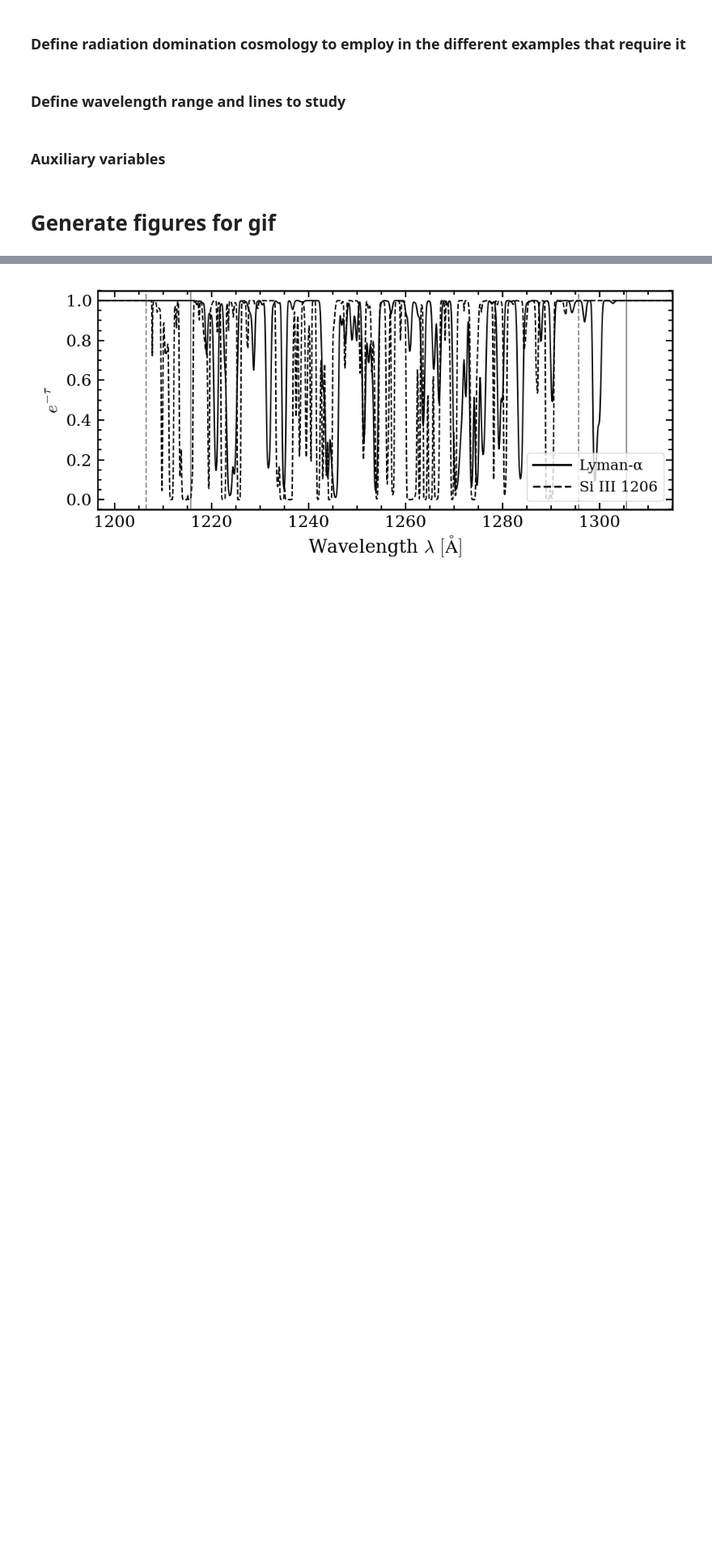
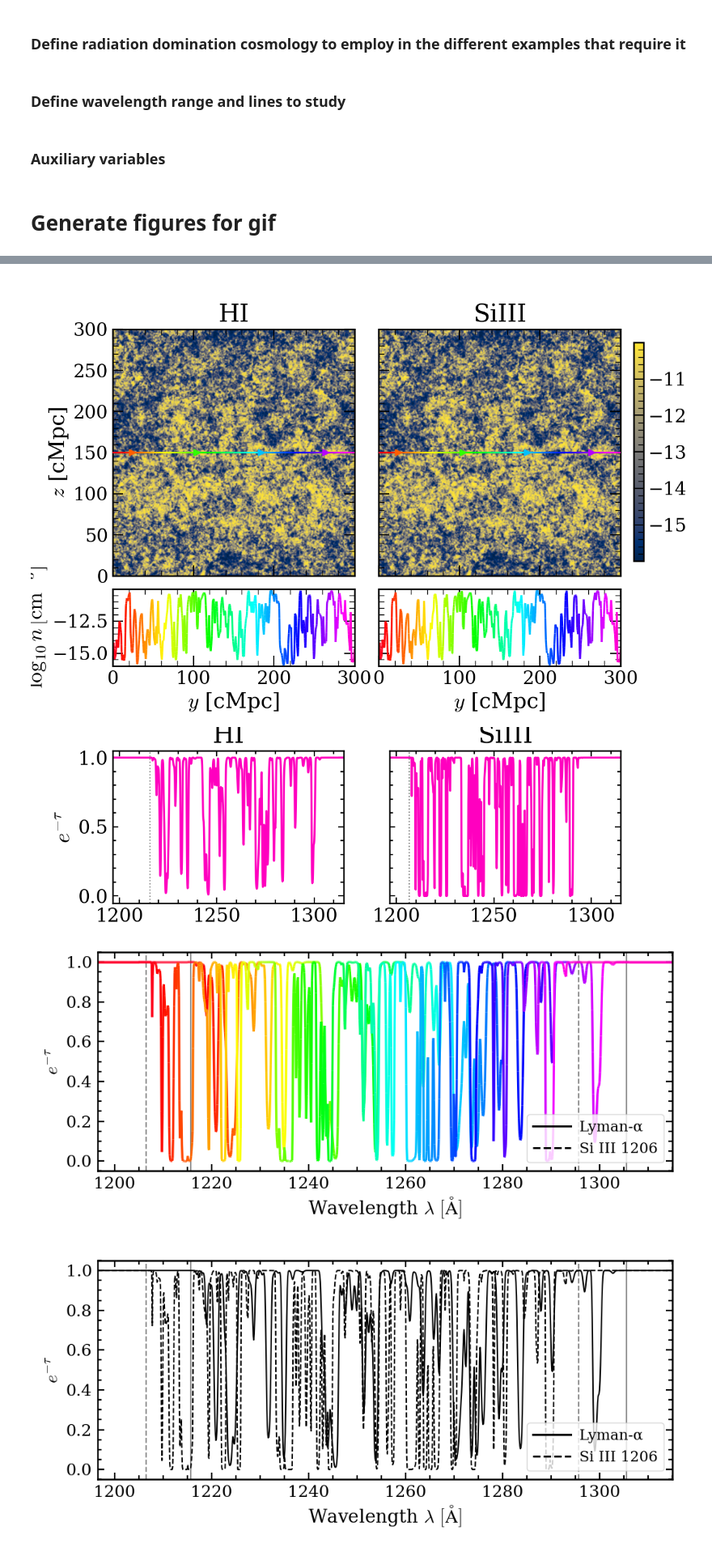
Before and after one commit to daniellopezcano/SkewerJAX, a Jupyter notebook: notebooks/optical_depth toy_metals.ipynb, the cells around one changed output, grey strips where cells are left out. Shown at 81% size. Drawn from its saved outputs; the diff is of its cells as text; code cells hidden in the pictures; blank space fills up the shorter version.

```diff
--- a/notebooks/optical_depth toy_metals.ipynb
+++ b/notebooks/optical_depth toy_metals.ipynb
@@ -147,6 +147,12 @@ L_box = float(points_grid_imshow[..., 1].max() - points_grid_imshow[..., 1].min(
 
 list_plot = range(1, N_ppsk, 8) # plot one each 2 N_ppsk
 list_plot = [N_ppsk-1]
+
+if len(list_plot) == 1:
+    show_plots = True
+else:
+    show_plots = False
+
 for ii in list_plot:
 
     _N_ppsk = ii + 1
@@ -174,7 +180,7 @@ for ii in list_plot:
         box_limits_los=(0.0, L_box),
         skewer_cmap=skewer_cmap,
         skewer_norm=skewer_norm,
-        show=False,
+        show=show_plots,
     )
 
     fig2, axes2 = pt.plot_flux_panels(
@@ -186,7 +192,7 @@ for ii in list_plot:
         skewer_cmap=skewer_cmap,
         skewer_norm=skewer_norm,
         skewer_last_index=ii,  # "last" point shown in this iteration
-        show=False,
+        show=show_plots,
     )
 
     fig, ax = pt.plot_flux_panels_colored_by_los(
@@ -199,6 +205,6 @@ for ii in list_plot:
         skewer_cmap=skewer_cmap,
         skewer_norm=skewer_norm,
         savepath_png=os.path.join(save_path_global, f"flux_combined_{ii}.png"),
-        show=False,
+        show=show_plots,
     )
 # %% [output]
@@ -225,3 +231,6 @@ for ii in list_plot:
+[figure, added]
+[figure, added]
+[figure, added]
 # %%
 linestyles = ["-", "--", "-.", ":"]
 
```
Also changed, not shown: parts of 6 cells of this notebook, 1 other file.
